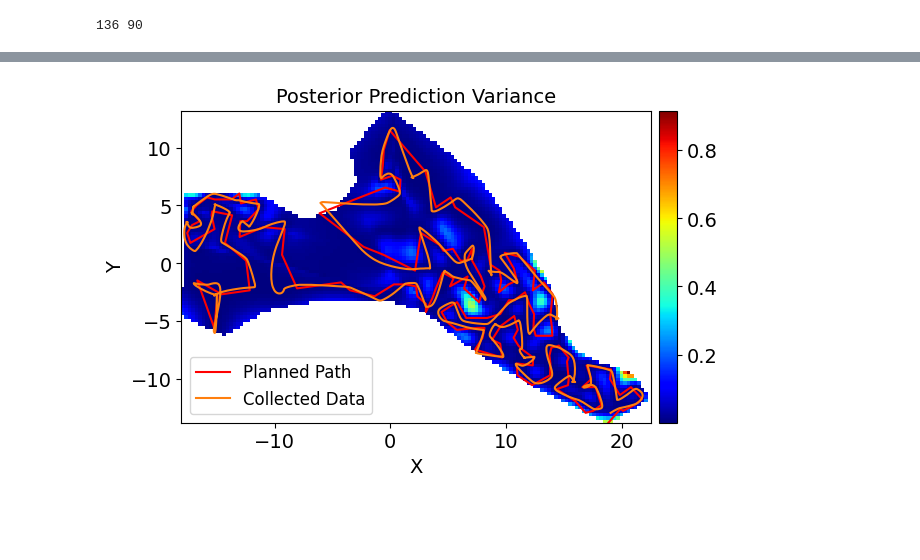
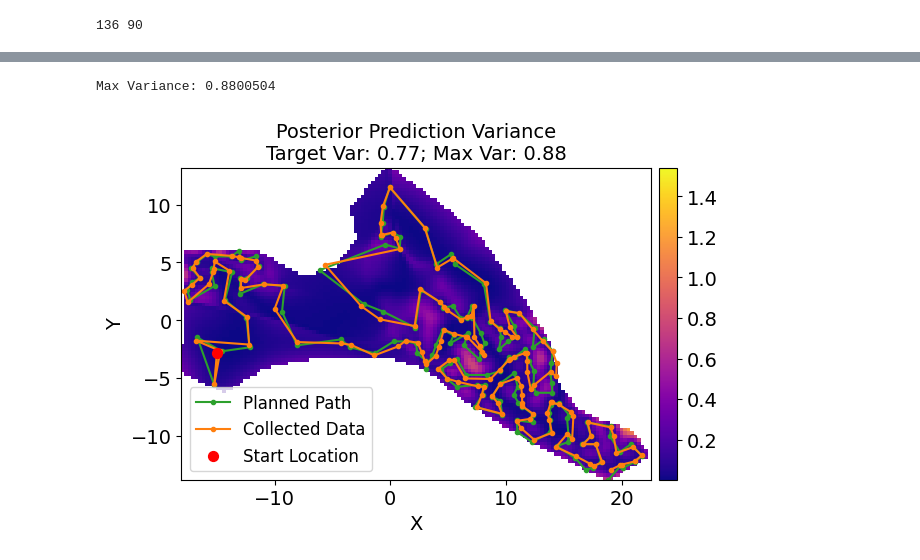
Before and after one commit to itskalvik/ros_sgp_tools, a Jupyter notebook: scripts/postprocess.ipynb, the cells around one changed output, grey strips where cells are left out. Saved outputs shown, nothing was run; the diff lists cells and outputs as text; code cells hidden in the pictures; blank space fills up the shorter version.

Commit message:
Update postprocess notebook to use point sampling; improve plots

```diff
--- a/scripts/postprocess.ipynb
+++ b/scripts/postprocess.ipynb
@@ -71,6 +72,26 @@ with h5py.File(fname, "r") as f:
 print(f'Mission Log: {mission_log}')
 print(f'Number of data samples: {X.shape[0]}')
 print(f'Number of reconstruction samples: {num_samples}')
+
+X_candidates = X_objective
+X_scaler = LatLonStandardScaler()
+X_scaler.fit(X_candidates)
+X_candidates = X_scaler.transform(X_candidates)
+y_scaler = StandardScaler()
+y_scaler.fit(y)
+
+y = y_scaler.transform(y)
+X = X_scaler.transform(X)
+
+y_init = y_scaler.transform(y_init)
+X_init = X_scaler.transform(X_init)
+
+initial_path = X_scaler.transform(initial_path)
+sol_path = X_scaler.transform(sol_path)
+
+fence_vertices = X_scaler.transform(fence_vertices)
+
+sol_X, sol_y = cont2disc(sol_path, X, y)
 # %% [output]
 <KeysViewHDF5 ['X', 'X_init', 'X_objective', 'coverage_path-00-04-16', 'fence_vertices', 'initial_path-23-59-54', 'y', 'y_init']>
 Mission Log: ../launch/data/Coverage-mission-2026-01-08-23-59-54
@@ -242,31 +231,58 @@ Max Variance: 0.60182184
 # %%
+# Init GP model
+_, _, _, gpr_post = get_model_params(np.vstack([X_init, sol_X]).astype(np.float32),
+                                     np.vstack([y_init, sol_y]).astype(np.float32),
+                                     kernel=kernel,
+                                     noise_variance=noise_variance,
+                                     return_model=True,
+                                     force_gp=True,
+                                     verbose=False,
+                                     max_steps=0)
+
+# Load pre-trained parameters
+fname = os.path.join(mission_log, f"model_params.pkl")
+with open(fname, 'rb') as handle:
+    params = pickle.load(handle)
+gpflow.utilities.multiple_assign(gpr_post.kernel, params['kernel'])
+gpflow.utilities.multiple_assign(gpr_post.likelihood, params['likelihood'])
+
+_, var_post = gpr_post.predict_f(X_candidates.astype(np.float32))
+print("Max Variance:", var_post.numpy().max())
+
 # ---- Plot variance map (posterior) ----
 
 mean, var = gpr_post.predict_f(X_grid.astype(np.float32))
 mean = mean.numpy()
 var = var.numpy()
 var[outside_idx] = np.nan
 
 fig, ax = plt.subplots()
 
 im = ax.imshow(
     var.reshape(num_x, num_y).T,
-    origin='lower', cmap='jet',
-    extent=extent
+    origin='lower',
+    extent=extent,
+    vmin=var_min,
+    vmax=var_max,
+    cmap='plasma'
 )
 ax.set_aspect('equal')
 
 divider = make_axes_locatable(ax)
 cax = divider.append_axes("right", size="4%", pad=0.08)  # thickness + spacing
 fig.colorbar(im, cax=cax)
 
-ax.plot(sol_path[:, 0], sol_path[:, 1], c='r', label='Planned Path')
-ax.plot(X[:, 0], X[:, 1], c='C1', label='Collected Data')
+ax.plot(sol_path[:, 0], sol_path[:, 1], c='C2', marker='o', markersize=3, label='Planned Path')
+ax.plot(sol_X[:, 0], sol_X[:, 1], c='C1', marker='o', markersize=3, label='Collected Data')
+ax.scatter(sol_path[0, 0], sol_path[0, 1], c='r', s=50, label='Start Location', zorder=10)
+
 ax.set_xlabel('X')
 ax.set_ylabel('Y')
 ax.legend(loc='lower left')
-ax.set_title('Posterior Prediction Variance')
+ax.set_title(f'Posterior Prediction Variance\nTarget Var: {var_prior.numpy().max()*0.5:.2f}; Max Var: {var_post.numpy().max():.2f}')
+fig.savefig("global_post", bbox_inches="tight")
 
 plt.show()
 # %% [output]
+Max Variance: 0.8800504
-[figure, old version]
+[figure, new version]
```
Also changed, not shown: parts of 5 cells of this notebook.
